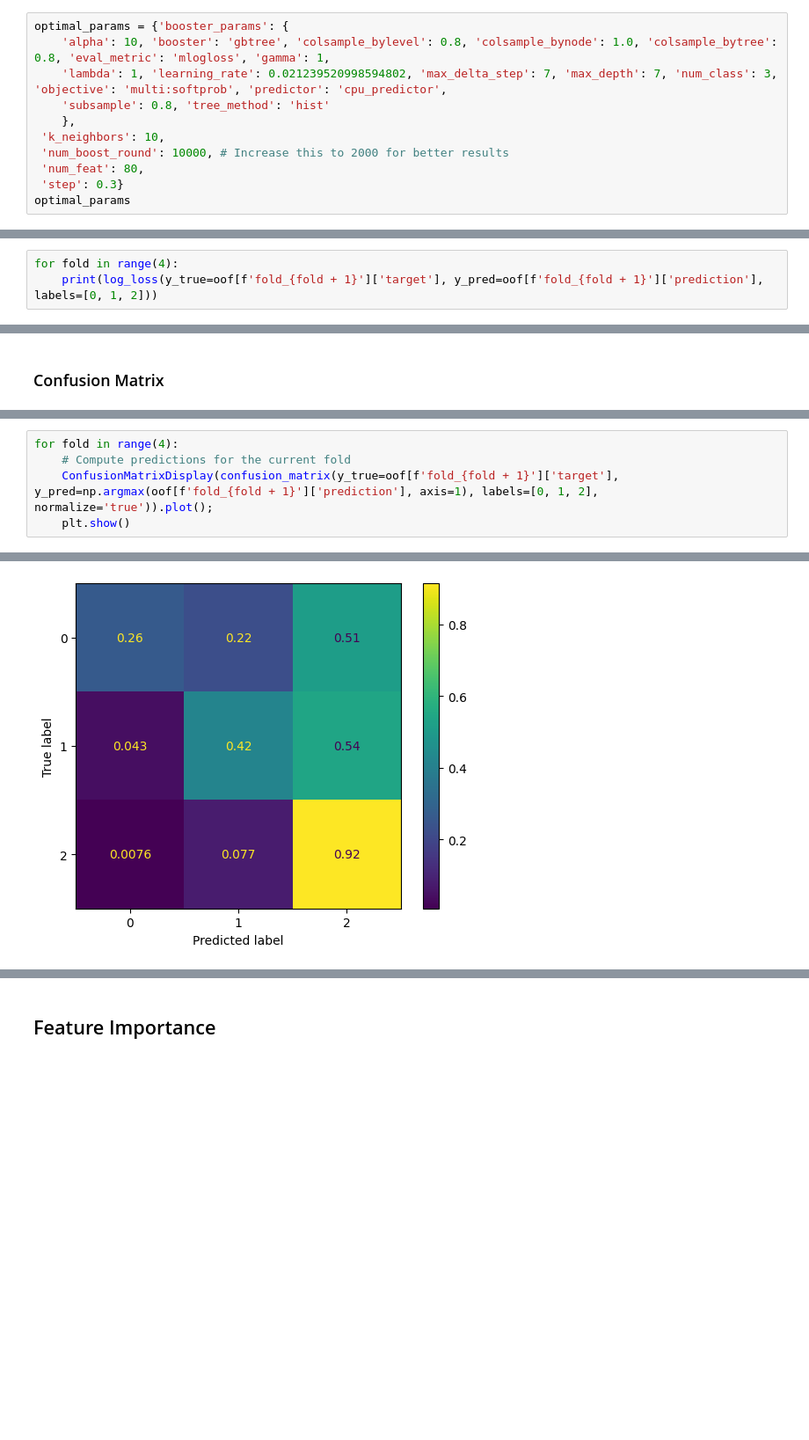
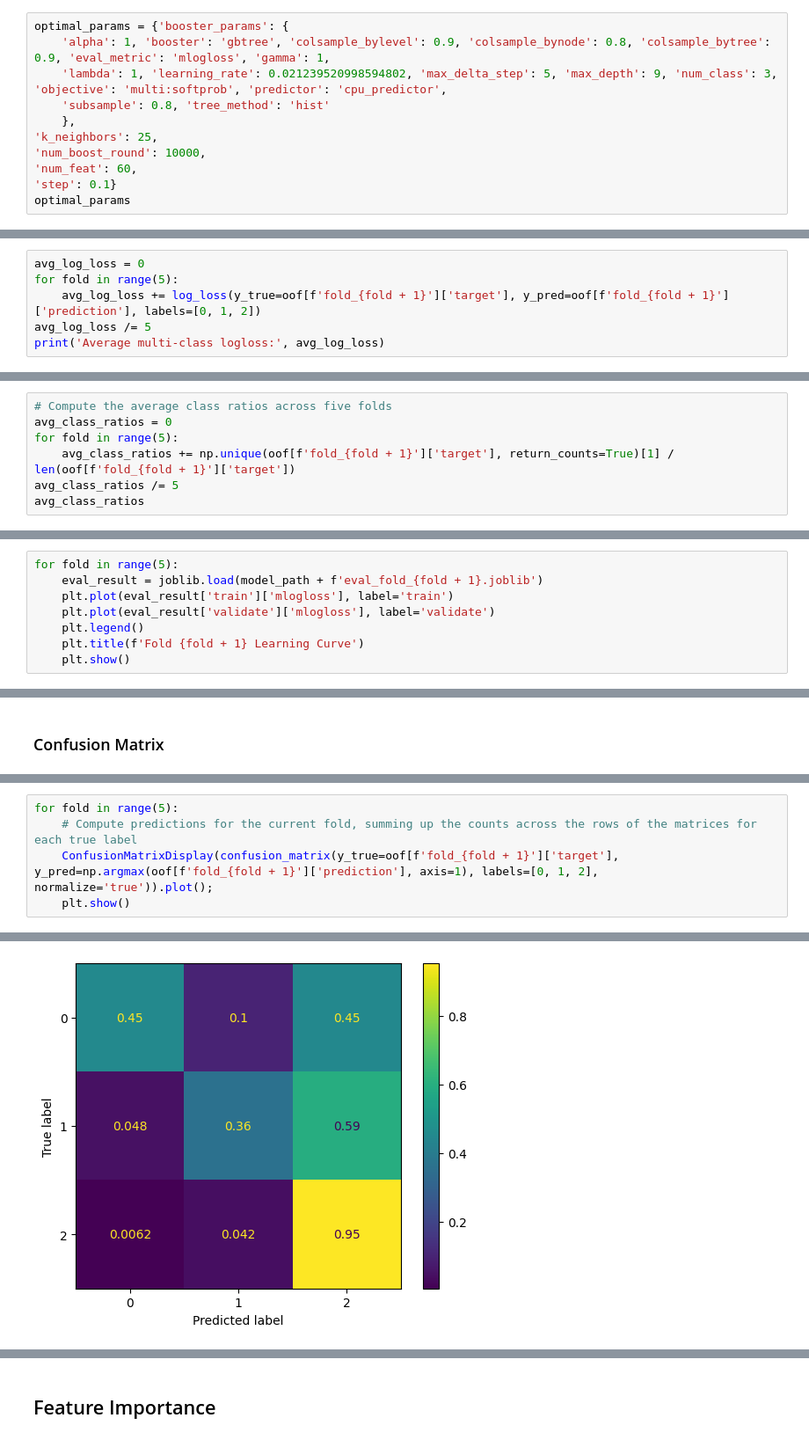
Before and after one commit to yangwu1227/python-for-machine-learning, a Jupyter notebook: tree_based_models/projects/hospital_readimission_project/src/model_evaluation.ipynb, the cells around one changed output, grey strips where cells are left out. Shown at 88% size. Drawn from its saved outputs; the diff is of its cells as text; blank space fills up the shorter version.

```diff
--- a/tree_based_models/projects/hospital_readimission_project/src/model_evaluation.ipynb
+++ b/tree_based_models/projects/hospital_readimission_project/src/model_evaluation.ipynb
@@ -224,13 +226,13 @@ Note that for `hp.choice`, the returned values is not the actual values of the h
 We can simply use the dictionary from the standard output and modify as necessary.
 # %%
 optimal_params = {'booster_params': {
-    'alpha': 10, 'booster': 'gbtree', 'colsample_bylevel': 0.8, 'colsample_bynode': 1.0, 'colsample_bytree': 0.8, 'eval_metric': 'mlogloss', 'gamma': 1,
-    'lambda': 1, 'learning_rate': 0.021239520998594802, 'max_delta_step': 7, 'max_depth': 7, 'num_class': 3, 'objective': 'multi:softprob', 'predictor': 'cpu_predictor',
+    'alpha': 1, 'booster': 'gbtree', 'colsample_bylevel': 0.9, 'colsample_bynode': 0.8, 'colsample_bytree': 0.9, 'eval_metric': 'mlogloss', 'gamma': 1,
+    'lambda': 1, 'learning_rate': 0.021239520998594802, 'max_delta_step': 5, 'max_depth': 9, 'num_class': 3, 'objective': 'multi:softprob', 'predictor': 'cpu_predictor',
     'subsample': 0.8, 'tree_method': 'hist'
     },
- 'k_neighbors': 10,
- 'num_boost_round': 10000, # Increase this to 2000 for better results
- 'num_feat': 80,
- 'step': 0.3}
+'k_neighbors': 25,
+'num_boost_round': 10000,
+'num_feat': 60,
+'step': 0.1}
 optimal_params
 # %% [output]
@@ -417,4 +414,7 @@ One quick way to benchmark our test prediction is using the multi-class log-loss
 # %%
-for fold in range(4):
-    print(log_loss(y_true=oof[f'fold_{fold + 1}']['target'], y_pred=oof[f'fold_{fold + 1}']['prediction'], labels=[0, 1, 2]))
+avg_log_loss = 0
+for fold in range(5):
+    avg_log_loss += log_loss(y_true=oof[f'fold_{fold + 1}']['target'], y_pred=oof[f'fold_{fold + 1}']['prediction'], labels=[0, 1, 2])
+avg_log_loss /= 5
+print('Average multi-class logloss:', avg_log_loss)
 # %% [output]
@@ -451,0 +440,7 @@ rand_guess_log_loss(class_ratios, sample_size=len(oof[f'fold_1']['target']))
+# %%
+# Compute the average class ratios across five folds
+avg_class_ratios = 0
+for fold in range(5):
+    avg_class_ratios += np.unique(oof[f'fold_{fold + 1}']['target'], return_counts=True)[1] / len(oof[f'fold_{fold + 1}']['target'])
+avg_class_ratios /= 5
+avg_class_ratios
@@ -457,0 +467,8 @@ array(['<30', '>30', 'NO'], dtype=object)
+# %%
+for fold in range(5):
+    eval_result = joblib.load(model_path + f'eval_fold_{fold + 1}.joblib')
+    plt.plot(eval_result['train']['mlogloss'], label='train')
+    plt.plot(eval_result['validate']['mlogloss'], label='validate')
+    plt.legend()
+    plt.title(f'Fold {fold + 1} Learning Curve')
+    plt.show()
@@ -464,6 +493,6 @@ array(['<30', '>30', 'NO'], dtype=object)
 # %%
-for fold in range(4):
-    # Compute predictions for the current fold
+for fold in range(5):
+    # Compute predictions for the current fold, summing up the counts across the rows of the matrices for each true label
     ConfusionMatrixDisplay(confusion_matrix(y_true=oof[f'fold_{fold + 1}']['target'], y_pred=np.argmax(oof[f'fold_{fold + 1}']['prediction'], axis=1), labels=[0, 1, 2], normalize='true')).plot();
     plt.show()
 # %% [output]
@@ -476,2 +505,2 @@ for fold in range(4):
 <sklearn.metrics._plot.confusion_matrix.ConfusionMatrixDisplay at 0x...>
-[figure, old version]
+[figure, new version]
```
Also changed, not shown: parts of 35 cells of this notebook, 1 other file.
